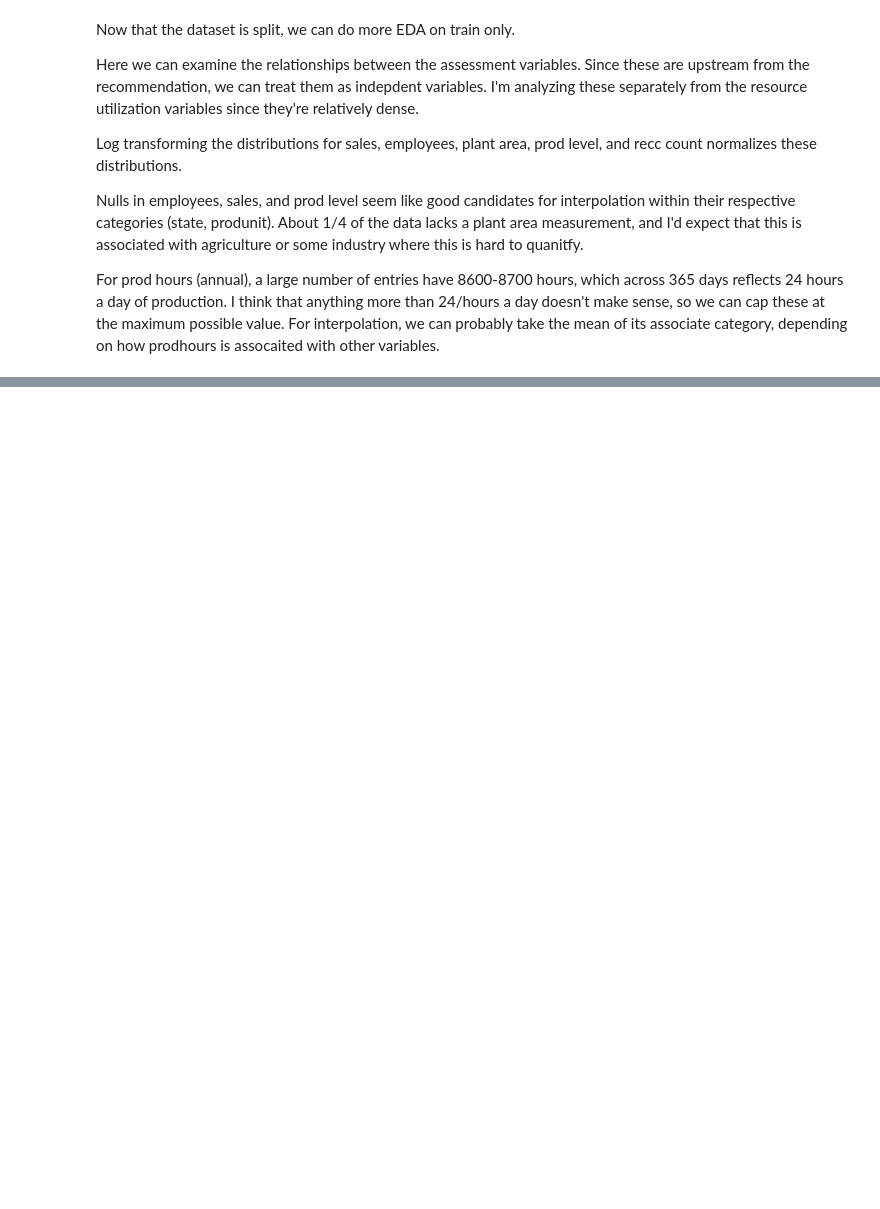
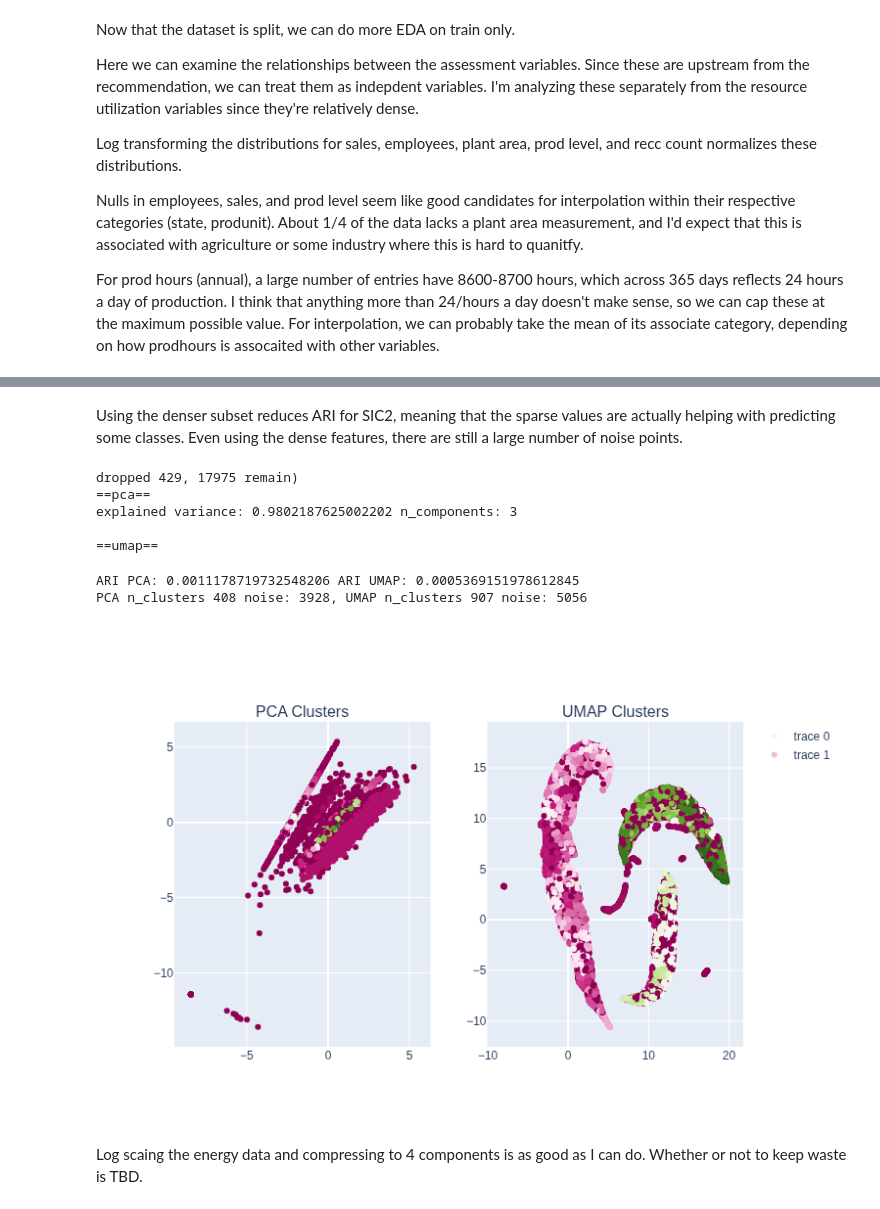
Before and after one commit to skookumer/ITAC-Analysis, a Jupyter notebook: arnold_midterm.ipynb, the cells around one changed output, grey strips where cells are left out. Drawn from its saved outputs; the diff is of its cells as text; code cells hidden in the pictures; blank space fills up the shorter version.

```diff
--- a/arnold_midterm.ipynb
+++ b/arnold_midterm.ipynb
@@ -457,0 +914,16 @@ def pca_umap_analysis(df, c=5):
+# %% [markdown]
+Using the denser subset reduces ARI for SIC2, meaning that the sparse values are actually helping with predicting some classes. Even using the dense features, there are still a large number of noise points.
+# %%
+energy_subset = ['EC_plant_cost', 'EC_plant_usage', 'ED_plant_cost', 'ED_plant_usage', 'EF_plant_cost']
+pca_umap_analysis(ASSESS_train, energy_subset, c=3, min_size=5)
+# %% [output]
+dropped 429, 17975 remain)
+==pca==
+explained variance: 0.9802187625002202 n_components: 3
+
+==umap==
+ARI PCA: 0.0011178719732548206 ARI UMAP: 0.0005369151978612845
+PCA n_clusters 408 noise: 3928, UMAP n_clusters 907 noise: 5056
+[figure, added]
+# %% [markdown]
+Log scaing the energy data and compressing to 4 components is as good as I can do. Whether or not to keep waste is TBD.
```
Also changed, not shown: parts of 35 cells of this notebook.
